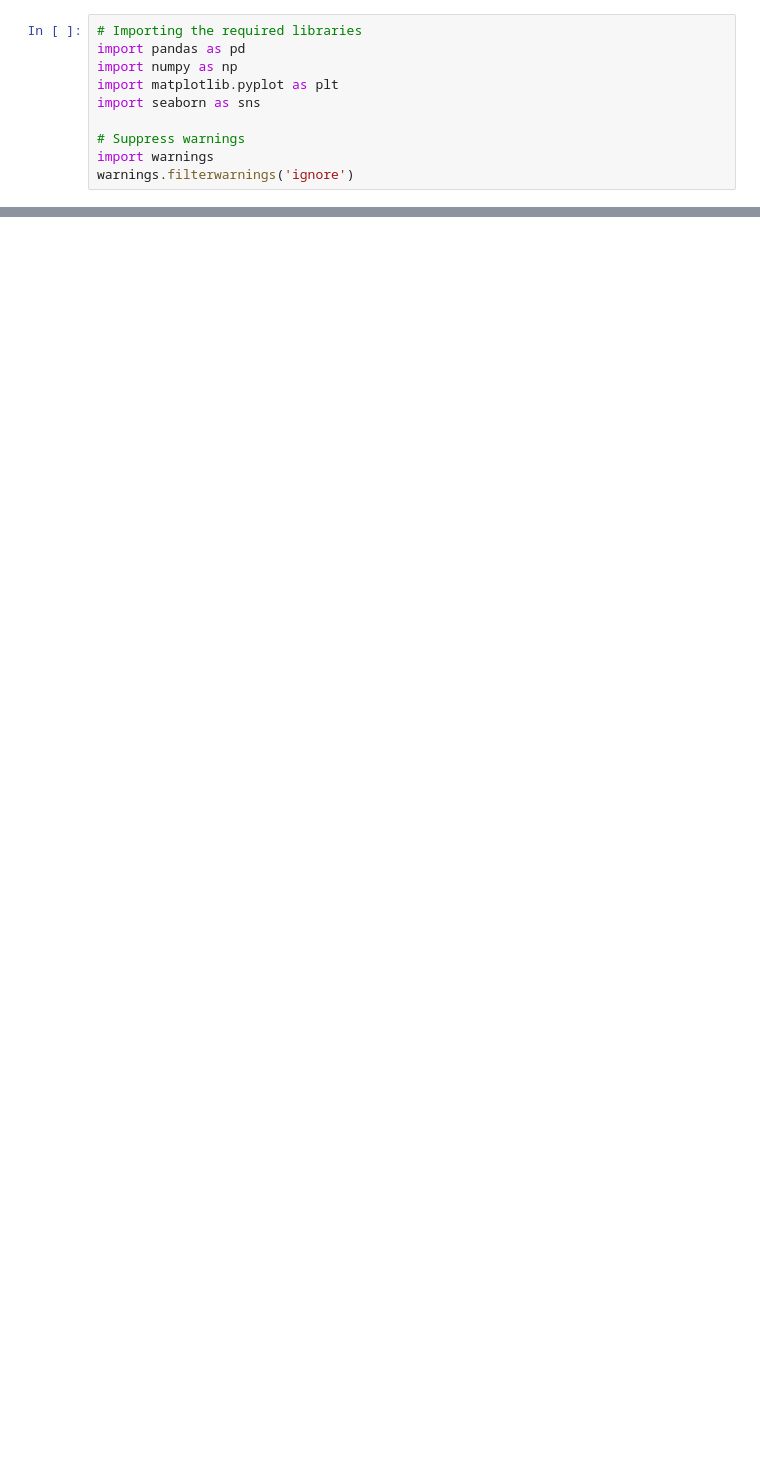
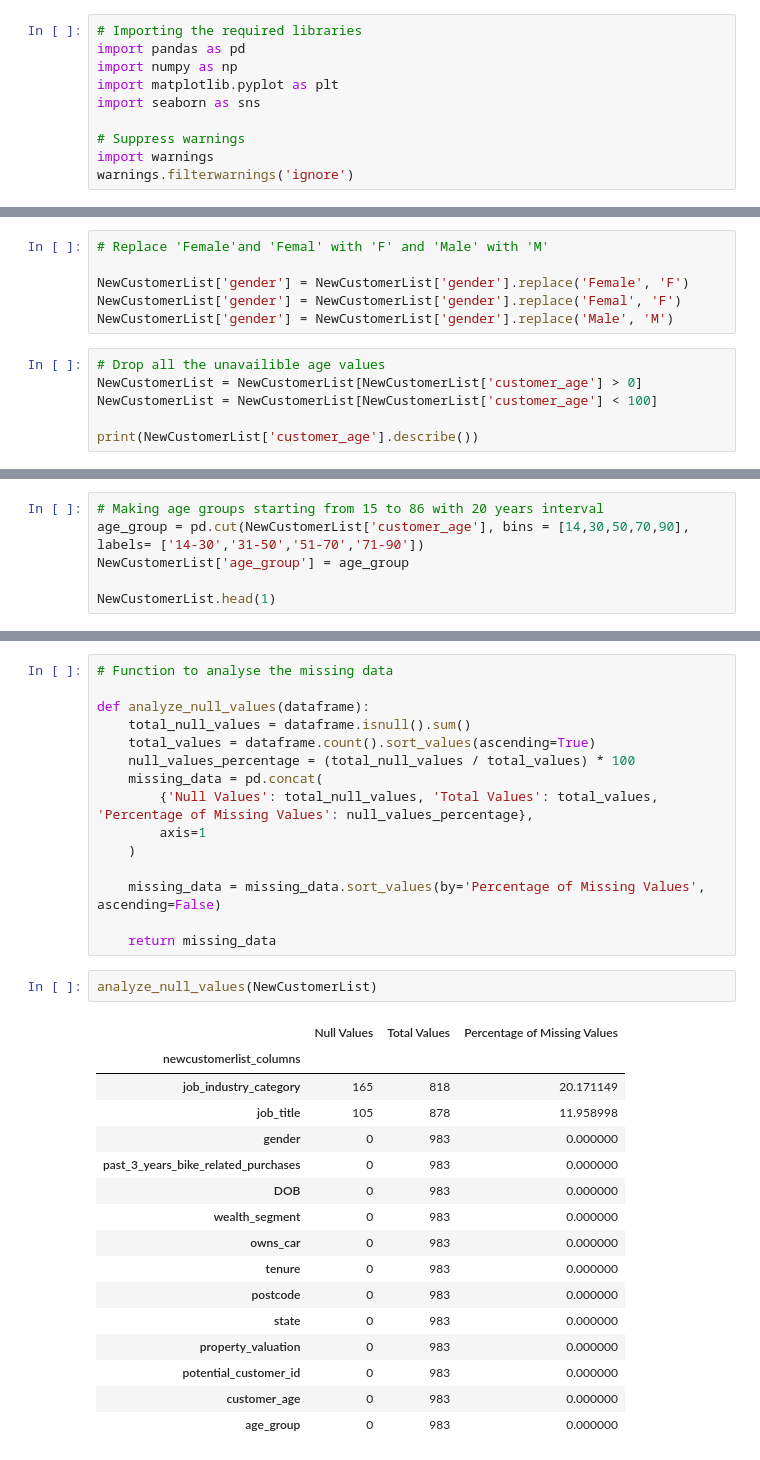
Before and after one commit to notcostheta/internship-speedrun, a Jupyter notebook: kpmg/task3.ipynb, the cells around one changed output, grey strips where cells are left out. Saved outputs shown, nothing was run; the diff lists cells and outputs as text; blank space fills up the shorter version.

```diff
--- a/kpmg/task3.ipynb
+++ b/kpmg/task3.ipynb
@@ -72,0 +189,12 @@ memory usage: 3.8+ MB
+# %%
+# Replace 'Female'and 'Femal' with 'F' and 'Male' with 'M'
+
+NewCustomerList['gender'] = NewCustomerList['gender'].replace('Female', 'F')
+NewCustomerList['gender'] = NewCustomerList['gender'].replace('Femal', 'F')
+NewCustomerList['gender'] = NewCustomerList['gender'].replace('Male', 'M')
+# %%
+# Drop all the unavailible age values
+NewCustomerList = NewCustomerList[NewCustomerList['customer_age'] > 0]
+NewCustomerList = NewCustomerList[NewCustomerList['customer_age'] < 100]
+
+print(NewCustomerList['customer_age'].describe())
@@ -72,0 +211,6 @@ memory usage: 3.8+ MB
+# %%
+# Making age groups starting from 15 to 86 with 20 years interval
+age_group = pd.cut(NewCustomerList['customer_age'], bins = [14,30,50,70,90], labels= ['14-30','31-50','51-70','71-90'])
+NewCustomerList['age_group'] = age_group
+
+NewCustomerList.head(1)
@@ -72,0 +220,34 @@ memory usage: 3.8+ MB
+# %%
+# Function to analyse the missing data
+
+def analyze_null_values(dataframe):
+    total_null_values = dataframe.isnull().sum()
+    total_values = dataframe.count().sort_values(ascending=True)
+    null_values_percentage = (total_null_values / total_values) * 100
+    missing_data = pd.concat(
+        {'Null Values': total_null_values, 'Total Values': total_values, 'Percentage of Missing Values': null_values_percentage},
+        axis=1
+    )
+
+    missing_data = missing_data.sort_values(by='Percentage of Missing Values', ascending=False)
+
+    return missing_data
+# %%
+analyze_null_values(NewCustomerList)
+# %% [output]
+|  | Null Values | Total Values | Percentage of Missing Values |
+| newcustomerlist_columns |  |  |  |
+| job_industry_category | 165 | 818 | 20.171149 |
+| job_title | 105 | 878 | 11.958998 |
+| gender | 0 | 983 | 0.000000 |
+| past_3_years_bike_related_purchases | 0 | 983 | 0.000000 |
+| DOB | 0 | 983 | 0.000000 |
+| wealth_segment | 0 | 983 | 0.000000 |
+| owns_car | 0 | 983 | 0.000000 |
+| tenure | 0 | 983 | 0.000000 |
+| postcode | 0 | 983 | 0.000000 |
+| state | 0 | 983 | 0.000000 |
+| property_valuation | 0 | 983 | 0.000000 |
+| potential_customer_id | 0 | 983 | 0.000000 |
+| customer_age | 0 | 983 | 0.000000 |
+| age_group | 0 | 983 | 0.000000 |
```
Also changed, not shown: parts of 26 cells of this notebook, 2 other files.
